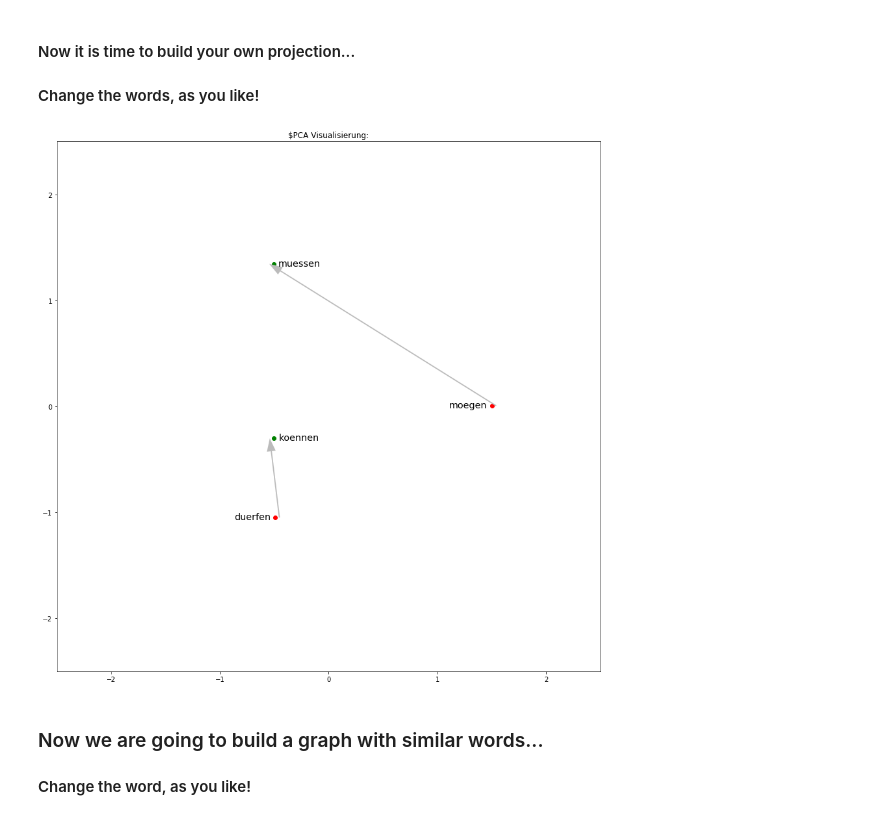
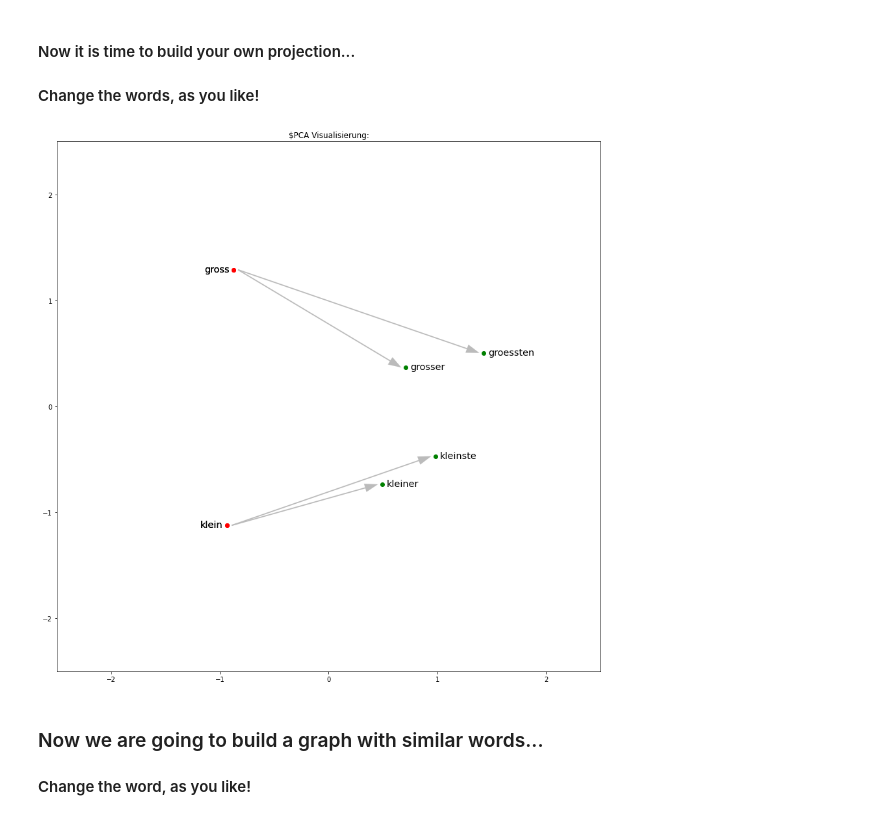
Before and after one commit to acdh-oeaw/summerschool2020-notebooks, a Jupyter notebook: session_3-2_NLP/Session 3-2 NLP (Wednesday 8-7-2020, 11 am).ipynb, the cells around one changed output. Drawn from its saved outputs; the diff is of its cells as text; code cells hidden in the pictures.

```diff
--- a/session_3-2_NLP/Session 3-2 NLP (Wednesday 8-7-2020, 11 am).ipynb
+++ b/session_3-2_NLP/Session 3-2 NLP (Wednesday 8-7-2020, 11 am).ipynb
@@ -267,13 +280,17 @@ myutils.draw_words(trained_model1, wordpairs, True, True, True, -2, 2, -2, 2, r'
 #### Now it is time to build your own projection...
 #### Change the words, as you like!
 # %%
-wordpairs = ["duerfen", "koennen",  # change this words and run the cell again
-             "moegen", "muessen",
+# change any pairs of words and run the cell again
+
+wordpairs = ["klein", "kleiner",
+             "klein","kleinste",
+             "gross", "grosser",
+             "gross", "groessten"
             ]
 
-myutils.draw_words(trained_model1, wordpairs, True, True, True, -2.5, 2.5, -2.5, 2.5, r'$PCA Visualisierung:')
+myutils.draw_words(trained_model, wordpairs, True, True, True, -2.5, 2.5, -2.5, 2.5, r'$PCA Visualisierung:')
 # %% [output]
-[figure, old version]
+[figure, new version]
 # %% [markdown]
 ### Now we are going to build a graph with similar words...
 
```
Also changed, not shown: parts of 18 cells of this notebook.
